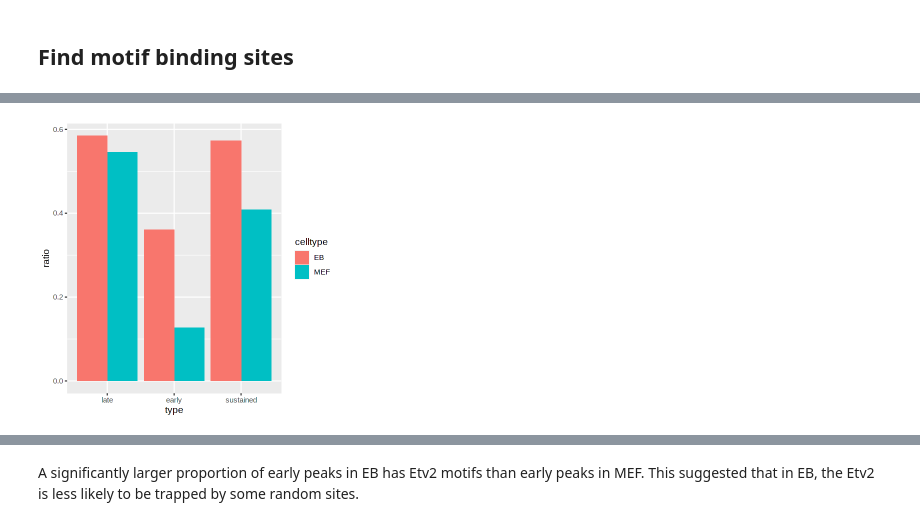
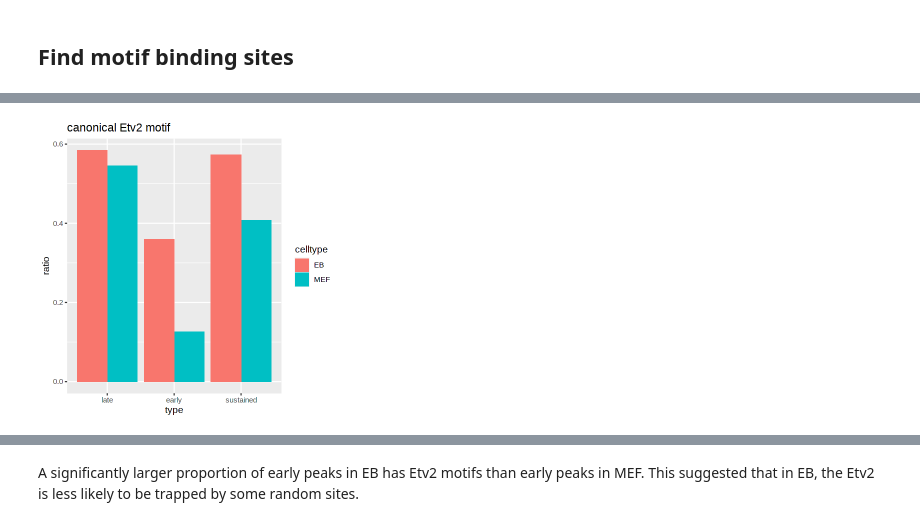
Before and after one commit to gongx030/Etv2_pioneer, a Jupyter notebook: Etv2_motifs_in_early_Etv2_peaks.ipynb, the cells around one changed output, grey strips where cells are left out. Saved outputs shown, nothing was run; the diff lists cells and outputs as text; code cells hidden in the pictures.

```diff
--- a/Etv2_motifs_in_early_Etv2_peaks.ipynb
+++ b/Etv2_motifs_in_early_Etv2_peaks.ipynb
@@ -135,5 +136,6 @@ number of sustained peaks: 7807
 # %%
 data('homer_pwms')
 # %%
-homer_pwms['Etv2(ETS)/ES-ER71-ChIP-Seq(GSE59402)/Homer(0.967)']
+Etv2_canonical <- homer_pwms[['Etv2(ETS)/ES-ER71-ChIP-Seq(GSE59402)/Homer(0.967)']]
+Etv2_canonical
 # %% [output]
@@ -141,0 +159,5 @@ names(1): Etv2(ETS)/ES-ER71-ChIP-Seq(GSE59402)/Homer(0.967)
+# %%
+Etv2_partial <- reverseComplement(Etv2_canonical)
+Etv2_partial@profileMatrix <- Etv2_partial@profileMatrix[, 1:8]
+Etv2_partial@ID <- 'Etv2(ETS)/Partial'
+Etv2_partial
@@ -146,9 +186,10 @@ cutoff <- 5e-4
 width <- 50L
 # %%
 motif_ix <- matchMotifs(
-  homer_pwms['Etv2(ETS)/ES-ER71-ChIP-Seq(GSE59402)/Homer(0.967)'],
+  as(list(Etv2_canonical, Etv2_partial), 'SimpleList'),
   resize(peaks_MEF, width = width, fix = 'center'),
   genome = BSgenome.Mmusculus.UCSC.mm10,
   p.cutoff = cutoff
 )
-has_motif_MEF  <- assays(motif_ix)$motifMatches[, 1]
+has_motif_MEF  <- assays(motif_ix)$motifMatches
+colnames(has_motif_MEF) <- c('canonical', 'partial')
@@ -155,8 +199,9 @@ has_motif_MEF  <- assays(motif_ix)$motifMatches[, 1]
 # %%
 motif_ix <- matchMotifs(
-  homer_pwms['Etv2(ETS)/ES-ER71-ChIP-Seq(GSE59402)/Homer(0.967)'],
+  as(list(Etv2_canonical, Etv2_partial), 'SimpleList'),
   resize(peaks_EB, width = width, fix = 'center'),
   genome = BSgenome.Mmusculus.UCSC.mm10,
   p.cutoff = cutoff
 )
-has_motif_EB  <- assays(motif_ix)$motifMatches[, 1]
+has_motif_EB  <- assays(motif_ix)$motifMatches
+colnames(has_motif_EB) <- c('canonical', 'partial')
@@ -213,9 +316,11 @@ A data.frame: 6 × 4
 # %%
 options(repr.plot.width = 5, repr.plot.height = 5)
 d %>%
   mutate(ratio = n_Etv2 / n) %>%
+  filter(motif == 'canonical') %>%
   mutate(type = factor(type, c('late', 'early', 'sustained'))) %>%
   ggplot(aes(x = type, y = ratio, fill = celltype)) +
-    geom_bar(stat="identity", position=position_dodge())
+    geom_bar(stat="identity", position=position_dodge()) +
+    ggtitle('canonical Etv2 motif')
 # %% [output]
-[figure, old version]
+[figure, new version]
```
Also changed, not shown: parts of 20 cells of this notebook.
